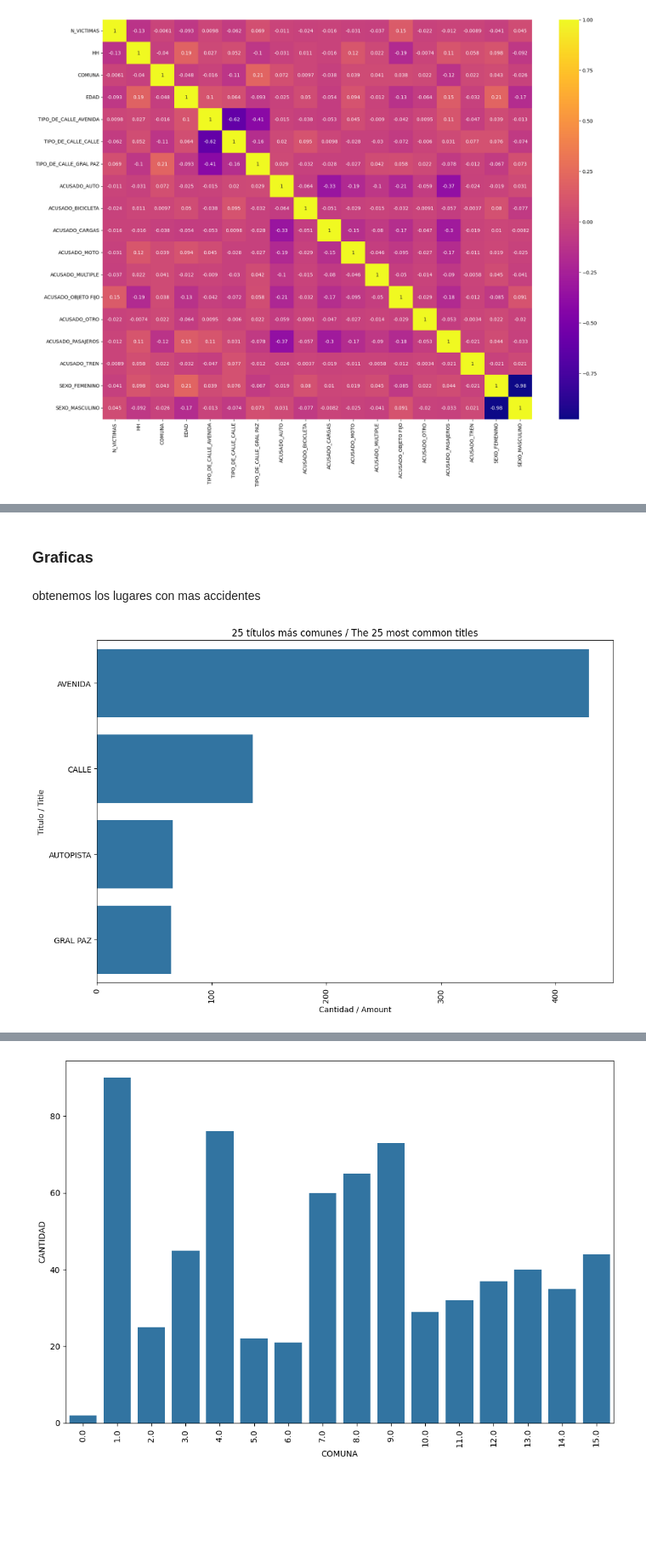
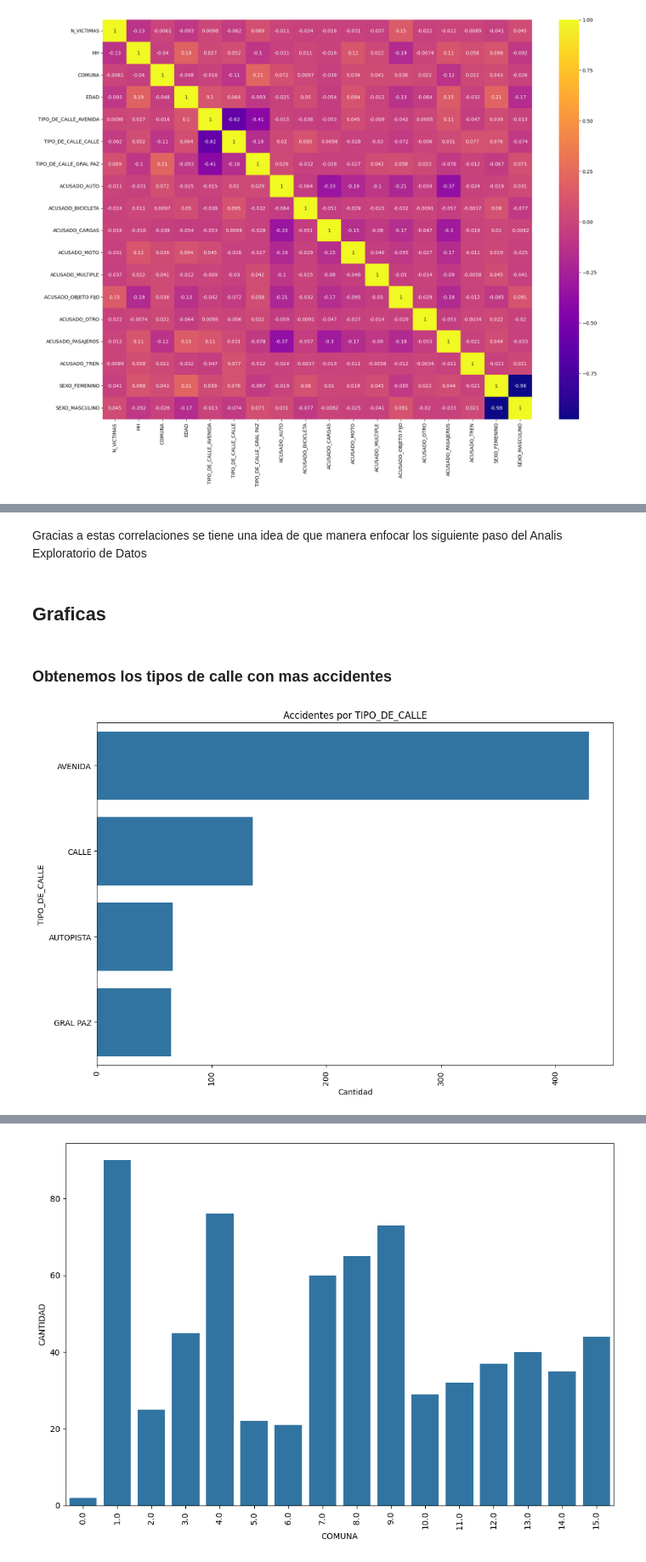
Before and after one commit to AlejoDiezGomez/PI02_DA, a Jupyter notebook: EDA.ipynb, the cells around one changed output, grey strips where cells are left out. Shown at 85% size. Drawn from its saved outputs; the diff is of its cells as text; code cells hidden in the pictures; blank space fills up the shorter version.

```diff
--- a/EDA.ipynb
+++ b/EDA.ipynb
@@ -97,8 +101,8 @@ Data Set victimas : 'AAAA', 'MM', 'DD'
 # %%
-homicidios_clean = 'homicidios_clean.csv'
+hechos_clean = 'hechos_clean.csv'
 victimas_clean = 'victimas_clean.csv'
 merged = 'merged_clean.csv'
-df_homicidios_clean = pd.read_csv(homicidios_clean , encoding='latin-1')
+df_hechos_clean = pd.read_csv(hechos_clean , encoding='latin-1')
 df_victimas_clean = pd.read_csv(victimas_clean , encoding='latin-1')
 df_merged = pd.read_csv(merged, encoding='latin-1')
 # %% [markdown]
@@ -185,17 +197,19 @@ Gracias a estas correlaciones se tiene una idea de que manera enfocar los siguie
+# %% [markdown]
+Gracias a estas correlaciones se tiene una idea de que manera enfocar los siguiente paso del Analis Exploratorio de Datos
 # %% [markdown]
-### Graficas
+## Graficas
 # %% [markdown]
-obtenemos los lugares con mas accidentes
+### Obtenemos los tipos de calle con mas accidentes
 # %%
-Top_tipo_de_calle =df_homicidios_clean ['TIPO_DE_CALLE'].value_counts()
+Top_tipo_de_calle =df_hechos_clean ['TIPO_DE_CALLE'].value_counts()
 # %%
 plt.figure(figsize=(12, 8))
 sns.barplot(y=Top_tipo_de_calle.index, x=Top_tipo_de_calle.values)
-plt.xlabel('Cantidad / Amount')
-plt.ylabel('Titulo / Title')
-plt.title('25 títulos más comunes / The 25 most common titles')
+plt.xlabel('Cantidad')
+plt.ylabel('TIPO_DE_CALLE')
+plt.title('Accidentes por TIPO_DE_CALLE')
 plt.xticks(rotation=90)
 plt.show()
 # %% [output]
-[figure, old version]
+[figure, new version]
 # %% [markdown]
```
Also changed, not shown: parts of 34 cells of this notebook, 4 other files.
